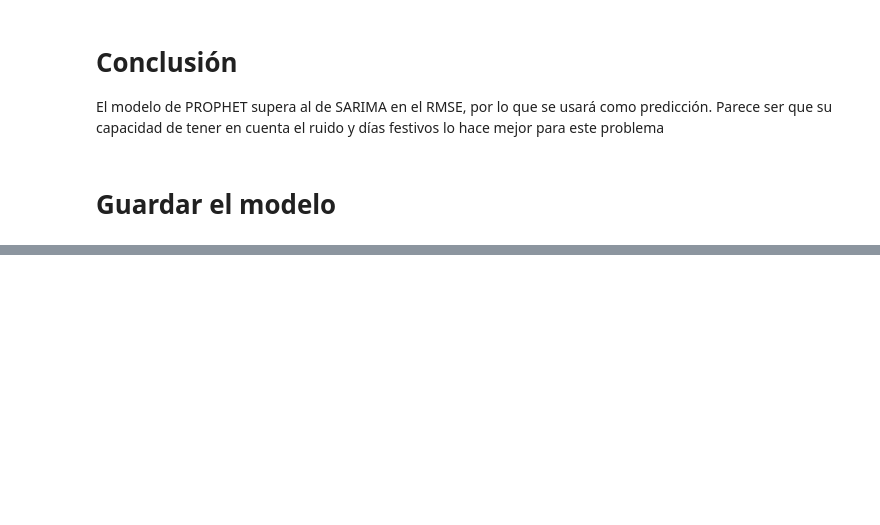
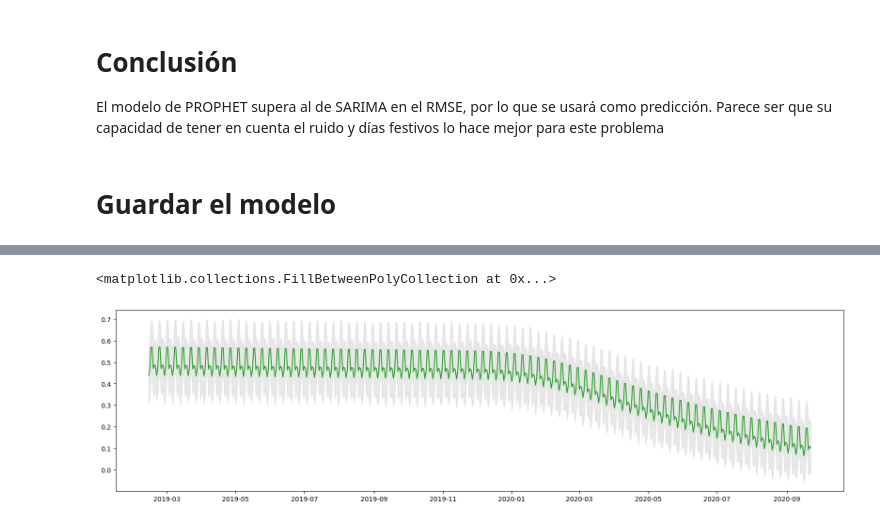
Before and after one commit to Azahramirez/claseMreporeto, a Jupyter notebook: notebooks/Notebook3_TS_oc_Tres.ipynb, the cells around one changed output, grey strips where cells are left out. Drawn from its saved outputs; the diff is of its cells as text; code cells hidden in the pictures; blank space fills up the shorter version.

```diff
--- a/notebooks/Notebook3_TS_oc_Tres.ipynb
+++ b/notebooks/Notebook3_TS_oc_Tres.ipynb
@@ -373,0 +393,21 @@ Error:
+# %%
+# Load the model
+loaded_model = joblib.load('../models/prophet_model.pkl')
+# %%
+# predict future values
+future_dates = loaded_model.make_future_dataframe(periods=30)  # Predict for the next 30 days
+future_dates['cap'] = 1.0
+future_dates['floor'] = 0.0
+future_forecast = loaded_model.predict(future_dates)
+# %%
+# plot the future forecast
+plt.figure(figsize=(20,5))
+#plt.plot(df['ds'], df['y'], label='Historical Data', color='tab:purple')
+plt.plot(future_forecast['ds'], future_forecast['yhat'], label='Future Forecast', color='tab:green')
+plt.fill_between(future_forecast['ds'],
+                 future_forecast['yhat_lower'],
+                 future_forecast['yhat_upper'],
+                 color='lightgray', alpha=0.5, label='Uncertainty Interval')
+# %% [output]
+<matplotlib.collections.FillBetweenPolyCollection at 0x...>
+[figure, added]
```
Also changed, not shown: parts of 12 cells of this notebook, 15 other files.
